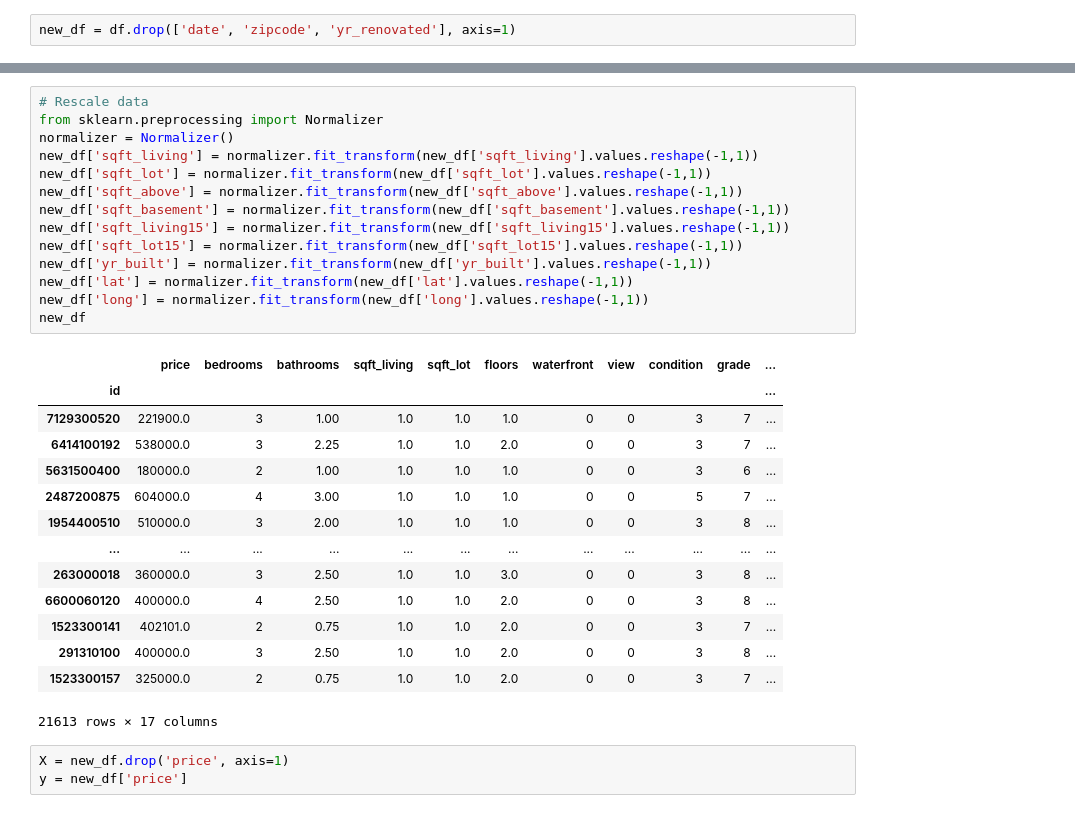
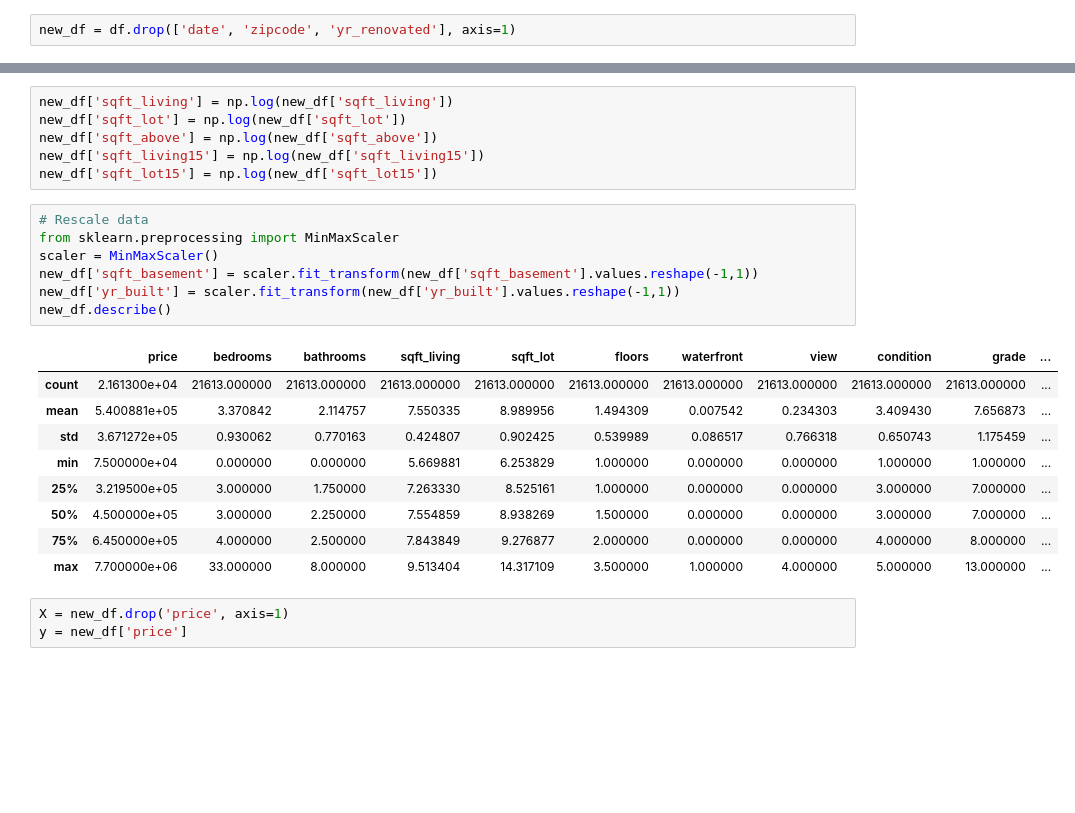
Before and after one commit to minhngo248/boston-housing-prediction, a Jupyter notebook: king-county-linear-Minh.ipynb, the cells around one changed output, grey strips where cells are left out. Saved outputs shown, nothing was run; the diff lists cells and outputs as text; blank space fills up the shorter version.

```diff
--- a/king-county.ipynb
+++ b/king-county-linear-Minh.ipynb
@@ -72,32 +68,26 @@ np.log(new_df['sqft_living']).plot.hist(bins=50)
-# %%
-# Rescale data
-from sklearn.preprocessing import Normalizer
-normalizer = Normalizer()
-new_df['sqft_living'] = normalizer.fit_transform(new_df['sqft_living'].values.reshape(-1,1))
-new_df['sqft_lot'] = normalizer.fit_transform(new_df['sqft_lot'].values.reshape(-1,1))
-new_df['sqft_above'] = normalizer.fit_transform(new_df['sqft_above'].values.reshape(-1,1))
-new_df['sqft_basement'] = normalizer.fit_transform(new_df['sqft_basement'].values.reshape(-1,1))
-new_df['sqft_living15'] = normalizer.fit_transform(new_df['sqft_living15'].values.reshape(-1,1))
-new_df['sqft_lot15'] = normalizer.fit_transform(new_df['sqft_lot15'].values.reshape(-1,1))
-new_df['yr_built'] = normalizer.fit_transform(new_df['yr_built'].values.reshape(-1,1))
-new_df['lat'] = normalizer.fit_transform(new_df['lat'].values.reshape(-1,1))
-new_df['long'] = normalizer.fit_transform(new_df['long'].values.reshape(-1,1))
-new_df
-# %% [output]
-|  | price | bedrooms | bathrooms | sqft_living | sqft_lot | floors | waterfront | view | condition | grade | ... |
-| id |  |  |  |  |  |  |  |  |  |  | ... |
-| 7129300520 | 221900.0 | 3 | 1.00 | 1.0 | 1.0 | 1.0 | 0 | 0 | 3 | 7 | ... |
-| 6414100192 | 538000.0 | 3 | 2.25 | 1.0 | 1.0 | 2.0 | 0 | 0 | 3 | 7 | ... |
-| 5631500400 | 180000.0 | 2 | 1.00 | 1.0 | 1.0 | 1.0 | 0 | 0 | 3 | 6 | ... |
-| 2487200875 | 604000.0 | 4 | 3.00 | 1.0 | 1.0 | 1.0 | 0 | 0 | 5 | 7 | ... |
-| 1954400510 | 510000.0 | 3 | 2.00 | 1.0 | 1.0 | 1.0 | 0 | 0 | 3 | 8 | ... |
-| ... | ... | ... | ... | ... | ... | ... | ... | ... | ... | ... | ... |
-| 263000018 | 360000.0 | 3 | 2.50 | 1.0 | 1.0 | 3.0 | 0 | 0 | 3 | 8 | ... |
-| 6600060120 | 400000.0 | 4 | 2.50 | 1.0 | 1.0 | 2.0 | 0 | 0 | 3 | 8 | ... |
-| 1523300141 | 402101.0 | 2 | 0.75 | 1.0 | 1.0 | 2.0 | 0 | 0 | 3 | 7 | ... |
-| 291310100 | 400000.0 | 3 | 2.50 | 1.0 | 1.0 | 2.0 | 0 | 0 | 3 | 8 | ... |
-| 1523300157 | 325000.0 | 2 | 0.75 | 1.0 | 1.0 | 2.0 | 0 | 0 | 3 | 7 | ... |
-21613 rows × 17 columns
+# %%
+new_df['sqft_living'] = np.log(new_df['sqft_living'])
+new_df['sqft_lot'] = np.log(new_df['sqft_lot'])
+new_df['sqft_above'] = np.log(new_df['sqft_above'])
+new_df['sqft_living15'] = np.log(new_df['sqft_living15'])
+new_df['sqft_lot15'] = np.log(new_df['sqft_lot15'])
+# %%
+# Rescale data
+from sklearn.preprocessing import MinMaxScaler
+scaler = MinMaxScaler()
+new_df['sqft_basement'] = scaler.fit_transform(new_df['sqft_basement'].values.reshape(-1,1))
+new_df['yr_built'] = scaler.fit_transform(new_df['yr_built'].values.reshape(-1,1))
+new_df.describe()
+# %% [output]
+|  | price | bedrooms | bathrooms | sqft_living | sqft_lot | floors | waterfront | view | condition | grade | ... |
+| count | 2.161300e+04 | 21613.000000 | 21613.000000 | 21613.000000 | 21613.000000 | 21613.000000 | 21613.000000 | 21613.000000 | 21613.000000 | 21613.000000 | ... |
+| mean | 5.400881e+05 | 3.370842 | 2.114757 | 7.550335 | 8.989956 | 1.494309 | 0.007542 | 0.234303 | 3.409430 | 7.656873 | ... |
+| std | 3.671272e+05 | 0.930062 | 0.770163 | 0.424807 | 0.902425 | 0.539989 | 0.086517 | 0.766318 | 0.650743 | 1.175459 | ... |
+| min | 7.500000e+04 | 0.000000 | 0.000000 | 5.669881 | 6.253829 | 1.000000 | 0.000000 | 0.000000 | 1.000000 | 1.000000 | ... |
+| 25% | 3.219500e+05 | 3.000000 | 1.750000 | 7.263330 | 8.525161 | 1.000000 | 0.000000 | 0.000000 | 3.000000 | 7.000000 | ... |
+| 50% | 4.500000e+05 | 3.000000 | 2.250000 | 7.554859 | 8.938269 | 1.500000 | 0.000000 | 0.000000 | 3.000000 | 7.000000 | ... |
+| 75% | 6.450000e+05 | 4.000000 | 2.500000 | 7.843849 | 9.276877 | 2.000000 | 0.000000 | 0.000000 | 4.000000 | 8.000000 | ... |
+| max | 7.700000e+06 | 33.000000 | 8.000000 | 9.513404 | 14.317109 | 3.500000 | 1.000000 | 4.000000 | 5.000000 | 13.000000 | ... |
 # %%
 X = new_df.drop('price', axis=1)
 y = new_df['price']
```
Also changed, not shown: parts of 10 cells of this notebook, 2 other files.
